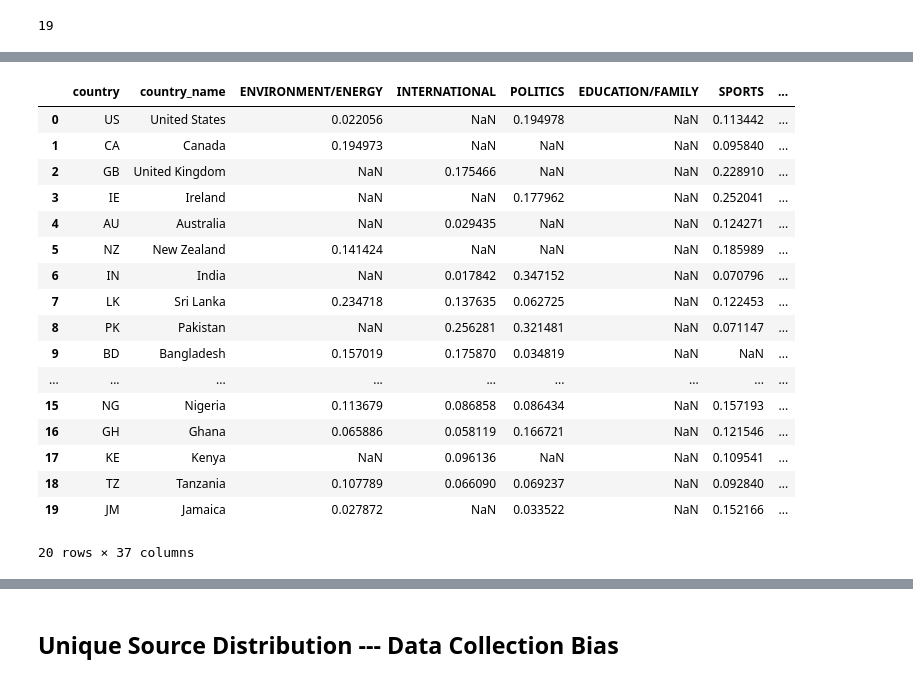
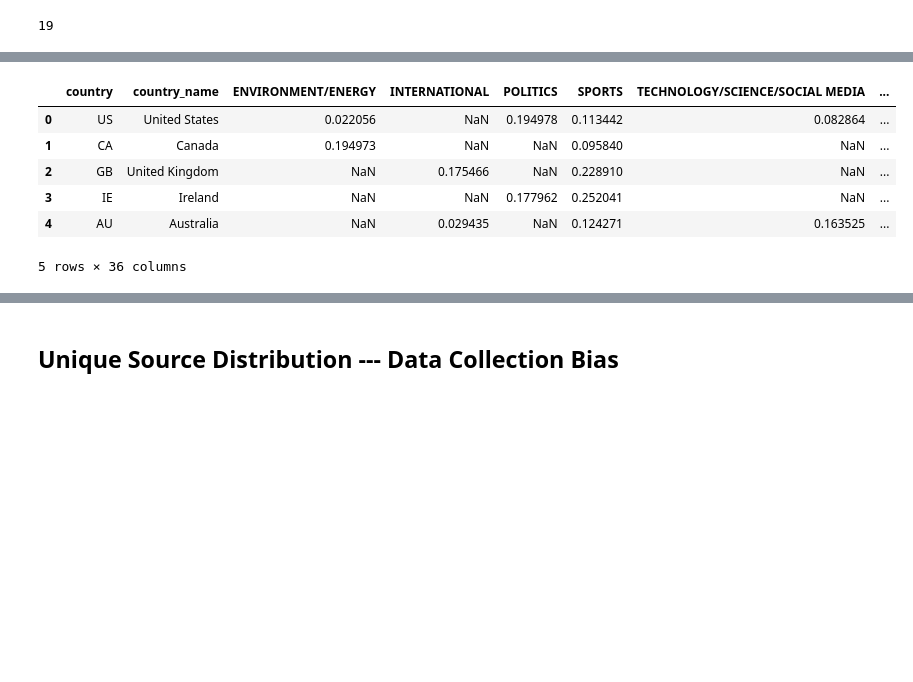
Before and after one commit to camligorkem/ADA_2018_Project, a Jupyter notebook: Notebooks/Data_Analysis.ipynb, the cells around one changed output, grey strips where cells are left out. Cells and saved outputs as stored; diff of their text form; code cells hidden in the pictures; blank space fills up the shorter version.

Commit message:
Data Analysis further results

```diff
--- a/Notebooks/Data_Analysis.ipynb
+++ b/Notebooks/Data_Analysis.ipynb
@@ -33,3 +24,6 @@ topic_distribution.head()
+# %%
+topic_distribution.head()
+topic_distribution.drop(columns=['EDUCATION/FAMILY'],inplace=True)
 # %%
 full_data_sources.head()
 # %% [output]
@@ -325,21 +405,10 @@ py.iplot([trace], filename='labelled-heatmap')
 # %%
-data
+data.head()
 # %% [output]
-|  | country | country_name | ENVIRONMENT/ENERGY | INTERNATIONAL | POLITICS | EDUCATION/FAMILY | SPORTS | ... |
-| 0 | US | United States | 0.022056 | NaN | 0.194978 | NaN | 0.113442 | ... |
-| 1 | CA | Canada | 0.194973 | NaN | NaN | NaN | 0.095840 | ... |
-| 2 | GB | United Kingdom | NaN | 0.175466 | NaN | NaN | 0.228910 | ... |
-| 3 | IE | Ireland | NaN | NaN | 0.177962 | NaN | 0.252041 | ... |
-| 4 | AU | Australia | NaN | 0.029435 | NaN | NaN | 0.124271 | ... |
-| 5 | NZ | New Zealand | 0.141424 | NaN | NaN | NaN | 0.185989 | ... |
-| 6 | IN | India | NaN | 0.017842 | 0.347152 | NaN | 0.070796 | ... |
-| 7 | LK | Sri Lanka | 0.234718 | 0.137635 | 0.062725 | NaN | 0.122453 | ... |
-| 8 | PK | Pakistan | NaN | 0.256281 | 0.321481 | NaN | 0.071147 | ... |
-| 9 | BD | Bangladesh | 0.157019 | 0.175870 | 0.034819 | NaN | NaN | ... |
-| ... | ... | ... | ... | ... | ... | ... | ... | ... |
-| 15 | NG | Nigeria | 0.113679 | 0.086858 | 0.086434 | NaN | 0.157193 | ... |
-| 16 | GH | Ghana | 0.065886 | 0.058119 | 0.166721 | NaN | 0.121546 | ... |
-| 17 | KE | Kenya | NaN | 0.096136 | NaN | NaN | 0.109541 | ... |
-| 18 | TZ | Tanzania | 0.107789 | 0.066090 | 0.069237 | NaN | 0.092840 | ... |
-| 19 | JM | Jamaica | 0.027872 | NaN | 0.033522 | NaN | 0.152166 | ... |
+|  | country | country_name | ENVIRONMENT/ENERGY | INTERNATIONAL | POLITICS | SPORTS | TECHNOLOGY/SCIENCE/SOCIAL MEDIA | ... |
+| 0 | US | United States | 0.022056 | NaN | 0.194978 | 0.113442 | 0.082864 | ... |
+| 1 | CA | Canada | 0.194973 | NaN | NaN | 0.095840 | NaN | ... |
+| 2 | GB | United Kingdom | NaN | 0.175466 | NaN | 0.228910 | NaN | ... |
+| 3 | IE | Ireland | NaN | NaN | 0.177962 | 0.252041 | NaN | ... |
+| 4 | AU | Australia | NaN | 0.029435 | NaN | 0.124271 | 0.163525 | ... |
-20 rows × 37 columns
+5 rows × 36 columns
```
Also changed, not shown: parts of 19 cells of this notebook, 11 other files.
